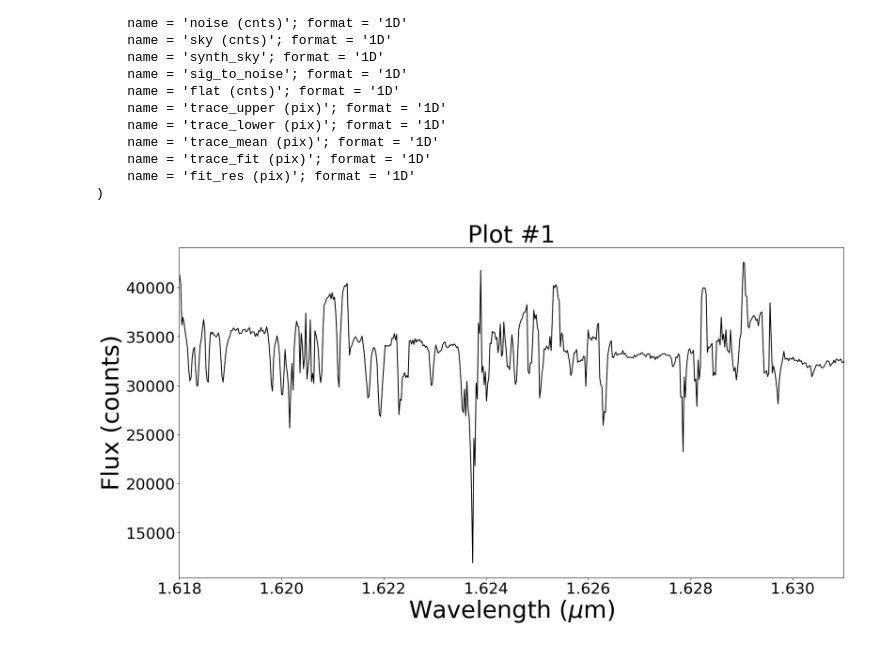
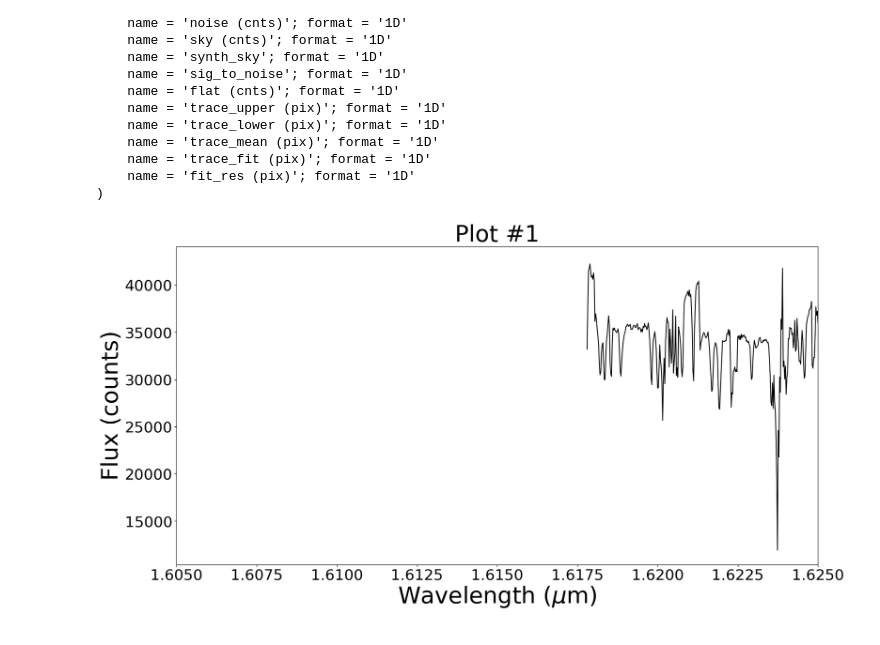
Before and after one commit to NireAstro/KOA_Climate, a Jupyter notebook: plot_fits.ipynb, the cells around one changed output. Saved outputs shown, nothing was run; the diff lists cells and outputs as text; code cells hidden in the pictures.

```diff
--- a/plot_fits.ipynb
+++ b/plot_fits.ipynb
@@ -50,17 +50,17 @@ a = a / 10000 # Convert the wavelength from Angstroms to microns
 # %%
 fs = 40 # Fontsize
 ts = 26 # Tick size
 plt.figure(figsize = (20,10)) # Figure size
 plt.plot(a, q, color = 'k', label = 'data') # plotting wavelength vs. flux and coloring the data
 
-plt.xlim([1.618, 1.631]) # Limits of the x-axis
+plt.xlim([1.605, 1.625]) # Limits of the x-axis
 plt.xticks(fontsize = ts) # Tick size on the x-axis
 plt.yticks(fontsize = ts) # Tick size on the y-axis
 
 plt.xlabel('Wavelength ($\mu$m)', fontsize = fs) # Labelling the x-axis and applying fontsize
 plt.ylabel('Flux (counts)', fontsize = fs) # Labelling the y-axis and applying fontsize
 plt.title('Plot #1', fontsize = fs) # Giving the plot a title and applying fontsize
 
 plt.show() # Show the plot
 # %% [output]
-[figure, old version]
+[figure, new version]
```
Also changed, not shown: 2 other files.
